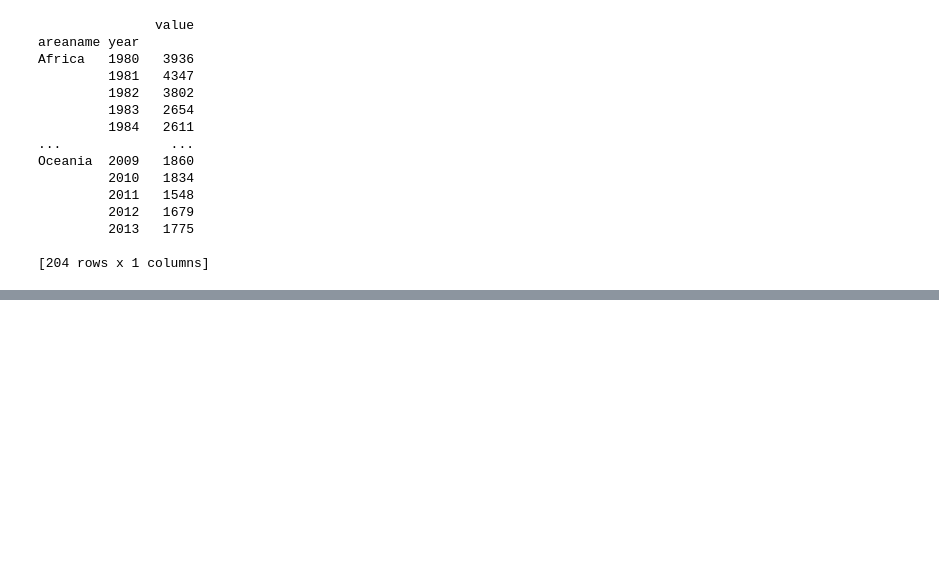
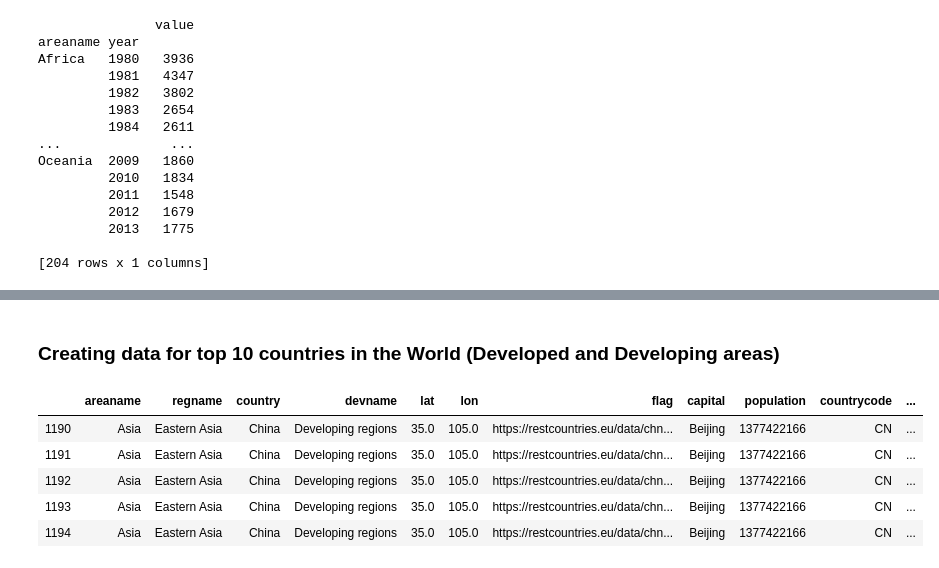
Before and after one commit to amandagward/groupassignment_project_2, a Jupyter notebook: DataTreatment.ipynb, the cells around one changed output, grey strips where cells are left out. Cells and saved outputs as stored; diff of their text form; code cells hidden in the pictures; blank space fills up the shorter version.

```diff
--- a/DataTreatment.ipynb
+++ b/DataTreatment.ipynb
@@ -275,0 +324,27 @@ Oceania  2009   1860
+# %% [markdown]
+### Creating data for top 10 countries in the World (Developed and Developing areas)
+# %%
+import pandas as pd
+import requests as req
+import os, json, csv, time
+
+countries_filter = ['Viet Nam' ,'United States of America' ,'United Kingdom of Great Britain and Northern Ireland' , \
+                    'Ukraine' ,'Sri Lanka' ,'Russian Federation' ,'Romania' ,'Republic of Korea' ,'Portugal' ,'Poland' ,\
+                    'Philippines' ,'Pakistan' ,'Lebanon' ,'Japan' ,'Jamaica' ,'Iran (Islamic Republic of)' ,'India' ,\
+                    'Germany' ,'France' ,'China']
+
+
+
+file = os.path.join("static", "data", "dataset.csv")
+df = pd.read_csv(file) #, encoding="latin1")
+
+
+top_10_countries = df[df.country.isin(countries_filter)]
+top_10_countries.head()
+# %% [output]
+|  | areaname | regname | country | devname | lat | lon | flag | capital | population | countrycode | ... |
+| 1190 | Asia | Eastern Asia | China | Developing regions | 35.0 | 105.0 | https://restcountries.eu/data/chn... | Beijing | 1377422166 | CN | ... |
+| 1191 | Asia | Eastern Asia | China | Developing regions | 35.0 | 105.0 | https://restcountries.eu/data/chn... | Beijing | 1377422166 | CN | ... |
+| 1192 | Asia | Eastern Asia | China | Developing regions | 35.0 | 105.0 | https://restcountries.eu/data/chn... | Beijing | 1377422166 | CN | ... |
+| 1193 | Asia | Eastern Asia | China | Developing regions | 35.0 | 105.0 | https://restcountries.eu/data/chn... | Beijing | 1377422166 | CN | ... |
+| 1194 | Asia | Eastern Asia | China | Developing regions | 35.0 | 105.0 | https://restcountries.eu/data/chn... | Beijing | 1377422166 | CN | ... |
```
Also changed, not shown: parts of 7 cells of this notebook, 9 other files.
